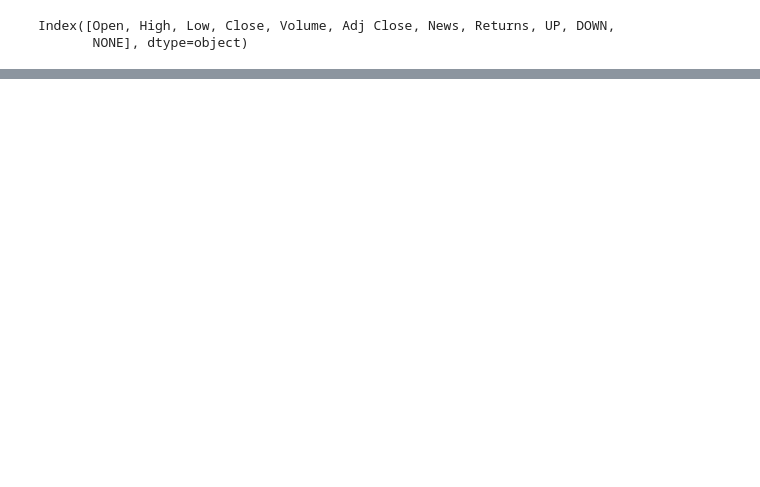
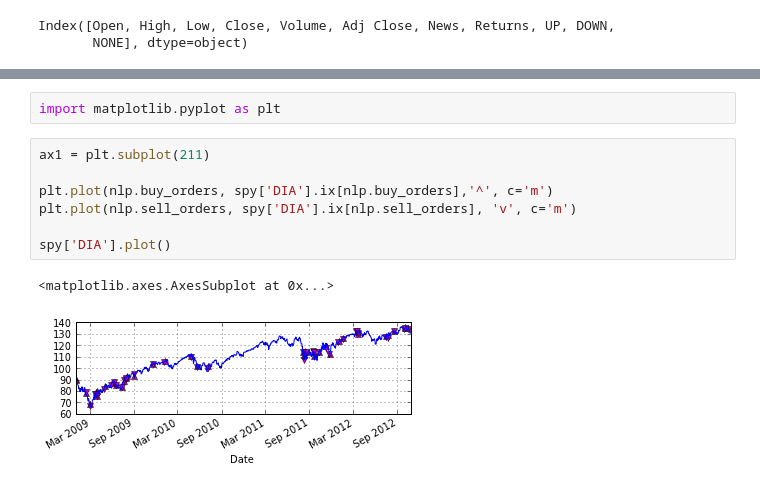
Before and after one commit to johnymontana/NewzTrader_AI_project, a Jupyter notebook: NewsCredScraper.ipynb, the cells around one changed output, grey strips where cells are left out. Drawn from its saved outputs; the diff is of its cells as text; blank space fills up the shorter version.

```diff
--- a/NewsCredScraper.ipynb
+++ b/NewsCredScraper.ipynb
@@ -525,0 +623,12 @@ dtypes: bool(3), float64(6), int64(1), object(1)
+# %%
+import matplotlib.pyplot as plt
+# %%
+ax1 = plt.subplot(211)
+
+plt.plot(nlp.buy_orders, spy['DIA'].ix[nlp.buy_orders],'^', c='m')
+plt.plot(nlp.sell_orders, spy['DIA'].ix[nlp.sell_orders], 'v', c='m')
+
+spy['DIA'].plot()
+# %% [output]
+<matplotlib.axes.AxesSubplot at 0x...>
+[figure, added]
```
Also changed, not shown: parts of 25 cells of this notebook, 30 other files.
